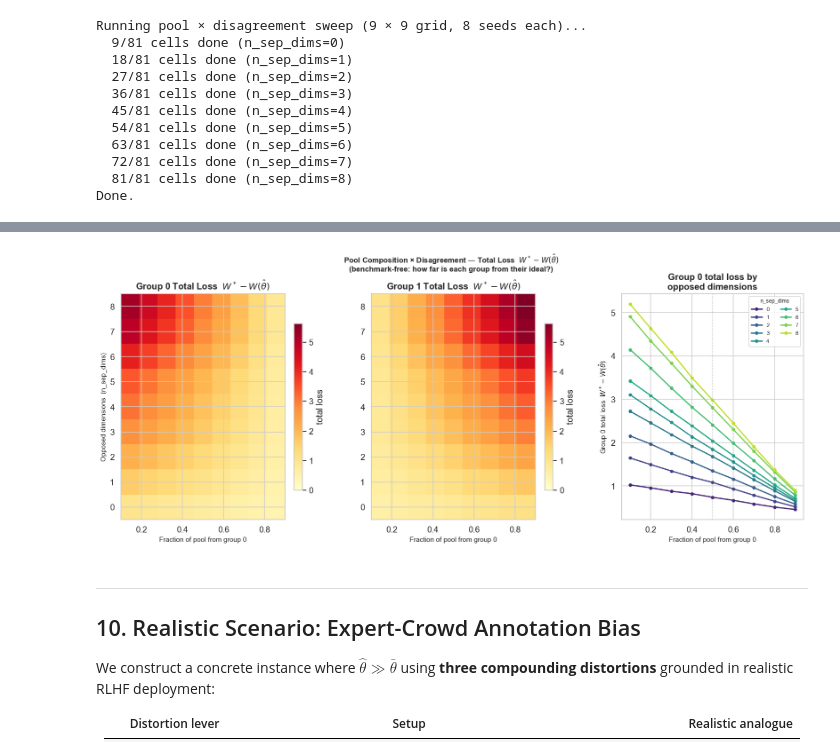
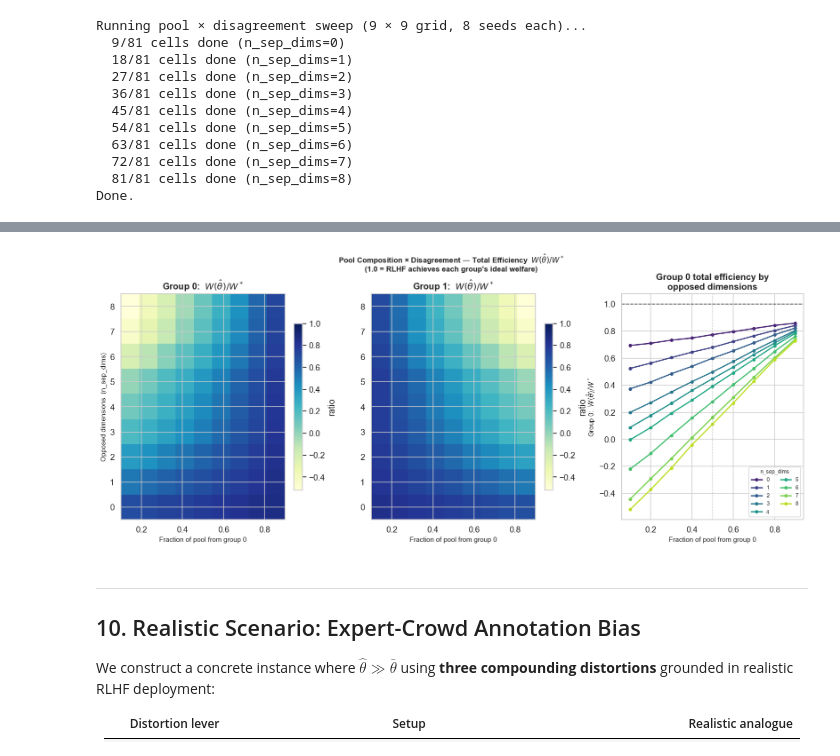
Before and after one commit to michelleeesi/hiddenstructure, a Jupyter notebook: rlhf_distortion_sim.ipynb, the cells around one changed output, grey strips where cells are left out. Cells and saved outputs as stored; diff of their text form; code cells hidden in the pictures.

```diff
--- a/rlhf_distortion_sim.ipynb
+++ b/rlhf_distortion_sim.ipynb
@@ -1088,5 +1102,5 @@ Done.
 # %%
-# ── Who Bears the Total Loss?  W* − W(θ̂)  2×2 panel ──────────────────────
+# ── Total Efficiency Ratio  W(θ̂)/W*  2×2 panel ──────────────────────────
 fig, axes = plt.subplots(2, 2, figsize=(14, 10))
 
 c0, c1 = colors[0], colors[1]
@@ -1111,25 +1125,24 @@ panels = [
 
 for ax, (df, xcol, xlabel, title) in zip(axes.ravel(), panels):
     x = df[xcol]
-    m0, s0 = df["total_loss_g0_mean"], df["total_loss_g0_se"]
-    m1, s1 = df["total_loss_g1_mean"], df["total_loss_g1_se"]
+    m0, s0 = df["total_ratio_g0_mean"], df["total_ratio_g0_se"]
+    m1, s1 = df["total_ratio_g1_mean"], df["total_ratio_g1_se"]
     ax.plot(x, m0, 'o-', color=c0, linewidth=2.2, label="Group 0")
     ax.fill_between(x, m0 - s0, m0 + s0, alpha=0.20, color=c0)
     ax.plot(x, m1, 's-', color=c1, linewidth=2.2, label="Group 1")
     ax.fill_between(x, m1 - s1, m1 + s1, alpha=0.20, color=c1)
-    ax.fill_between(x, m0, m1, alpha=0.08, color='gray')
-    ax.axhline(0, color='k', linewidth=0.8, linestyle=':')
+    ax.axhline(1.0, color='k', linewidth=1.2, linestyle='--', alpha=0.7, label="Ratio = 1")
     if xcol in ("group0_train_frac", "group0_pool_frac"):
         ax.axvline(0.5, color='gray', linewidth=0.8, linestyle='--', alpha=0.5,
                    label="Equal split")
     ax.set_xlabel(xlabel, fontsize=9)
-    ax.set_ylabel(r"$W^* - W(\hat{\theta})$  (total loss)", fontsize=9)
+    ax.set_ylabel(r"$W(\hat{\theta}) \,/\, W^*$  (total efficiency)", fontsize=9)
     ax.set_title(title, fontweight='bold')
-    ax.legend(fontsize=9)
+    ax.legend(fontsize=8)
 
 plt.suptitle(
-    r"Who Bears the Total Loss?  $W^* - W(\hat{\theta})$  (ideal − RLHF)"
-    "\nk=8, 4 opposed dims, 10 seeds ± 1 SE",
+    r"Total Efficiency Ratio  $W(\hat{\theta}) / W^*$  (RLHF / ideal)"
+    "\nk=8, 4 opposed dims, 10 seeds ± 1 SE  |  1.0 = RLHF achieves ideal",
     fontweight='bold', fontsize=12, y=1.01)
 plt.tight_layout()
 plt.show()
@@ -1593,64 +1755,65 @@ plt.show()
 # %%
-# ── Pool × Disagreement: Total Loss  W* − W(θ̂) ─────────────────────────
+# ── Pool × Disagreement: Total Efficiency Ratio  W(θ̂)/W* ────────────────
 fig = plt.figure(figsize=(18, 6))
 gs  = gridspec.GridSpec(1, 3, figure=fig, wspace=0.38)
 
 fracs    = sorted(df_pool_disagree["group0_pool_frac"].unique())
 sep_dims = sorted(df_pool_disagree["n_sep_dims"].unique())
 
-def _pivot_tl(col):
+def _pivot_tr(col):
     return (df_pool_disagree
             .pivot(index="n_sep_dims", columns="group0_pool_frac", values=col)
             .reindex(index=sep_dims, columns=fracs))
 
-g0_tl = _pivot_tl("total_loss_g0_mean").values
-g1_tl = _pivot_tl("total_loss_g1_mean").values
+g0_tr = _pivot_tr("total_ratio_g0_mean").values
+g1_tr = _pivot_tr("total_ratio_g1_mean").values
 
-vmax_tl = max(np.abs(g0_tl).max(), np.abs(g1_tl).max())
+vmin_tr = min(g0_tr.min(), g1_tr.min())
 
-# ── Panel 1: Group 0 total loss heatmap ──────────────────────────────────
+# ── Panel 1: Group 0 total ratio heatmap ─────────────────────────────────
 ax0 = fig.add_subplot(gs[0])
-im0 = ax0.imshow(g0_tl, aspect="auto", origin="lower",
-                  cmap="YlOrRd", vmin=0, vmax=vmax_tl,
+im0 = ax0.imshow(g0_tr, aspect="auto", origin="lower",
+                  cmap="YlGnBu", vmin=vmin_tr, vmax=1.0,
                   extent=[fracs[0], fracs[-1], sep_dims[0] - 0.5, sep_dims[-1] + 0.5])
 ax0.set_xlabel("Fraction of pool from group 0", fontsize=10)
 ax0.set_ylabel("Opposed dimensions  (n_sep_dims)", fontsize=10)
-ax0.set_title(r"Group 0 Total Loss  $W^* - W(\hat\theta)$", fontweight="bold")
+ax0.set_title(r"Group 0:  $W(\hat\theta) / W^*$", fontweight="bold")
 ax0.set_yticks(sep_dims)
-plt.colorbar(im0, ax=ax0, fraction=0.046, label="total loss")
+plt.colorbar(im0, ax=ax0, fraction=0.046, label="ratio")
 
-# ── Panel 2: Group 1 total loss heatmap ──────────────────────────────────
+# ── Panel 2: Group 1 total ratio heatmap ─────────────────────────────────
 ax1 = fig.add_subplot(gs[1])
-im1 = ax1.imshow(g1_tl, aspect="auto", origin="lower",
-                  cmap="YlOrRd", vmin=0, vmax=vmax_tl,
+im1 = ax1.imshow(g1_tr, aspect="auto", origin="lower",
+                  cmap="YlGnBu", vmin=vmin_tr, vmax=1.0,
                   extent=[fracs[0], fracs[-1], sep_dims[0] - 0.5, sep_dims[-1] + 0.5])
 ax1.set_xlabel("Fraction of pool from group 0", fontsize=10)
-ax1.set_title(r"Group 1 Total Loss  $W^* - W(\hat\theta)$", fontweight="bold")
+ax1.set_title(r"Group 1:  $W(\hat\theta) / W^*$", fontweight="bold")
 ax1.set_yticks(sep_dims)
-plt.colorbar(im1, ax=ax1, fraction=0.046, label="total loss")
+plt.colorbar(im1, ax=ax1, fraction=0.046, label="ratio")
 
-# ── Panel 3: Line plot — group 0 total loss by n_sep_dims ────────────────
+# ── Panel 3: Line plot — group 0 total ratio by n_sep_dims ───────────────
 ax2 = fig.add_subplot(gs[2])
 palette = plt.cm.viridis(np.linspace(0.1, 0.9, len(sep_dims)))
 for nd, color in zip(sep_dims, palette):
     sub = df_pool_disagree[df_pool_disagree.n_sep_dims == nd].sort_values("group0_pool_frac")
-    ax2.plot(sub["group0_pool_frac"], sub["total_loss_g0_mean"],
+    ax2.plot(sub["group0_pool_frac"], sub["total_ratio_g0_mean"],
              'o-', color=color, linewidth=1.8, markersize=4, label=f"{nd}")
+ax2.axhline(1.0, color='k', linewidth=1.2, linestyle='--', alpha=0.7)
 ax2.axvline(0.5, color='gray', linewidth=0.8, linestyle='--', alpha=0.5)
 ax2.set_xlabel("Fraction of pool from group 0", fontsize=10)
-ax2.set_ylabel(r"Group 0 total loss  $W^* - W(\hat\theta)$", fontsize=10)
-ax2.set_title("Group 0 total loss by\nopposed dimensions", fontweight="bold")
+ax2.set_ylabel(r"Group 0:  $W(\hat\theta) / W^*$", fontsize=10)
+ax2.set_title("Group 0 total efficiency by\nopposed dimensions", fontweight="bold")
 ax2.legend(title="n_sep_dims", fontsize=8, title_fontsize=8,
-           loc="upper right", ncol=2)
+           loc="lower right", ncol=2)
 
 plt.suptitle(
-    r"Pool Composition × Disagreement — Total Loss  $W^* - W(\hat\theta)$"
-    "\n(benchmark-free: how far is each group from their ideal?)",
+    r"Pool Composition × Disagreement — Total Efficiency  $W(\hat\theta) / W^*$"
+    "\n(1.0 = RLHF achieves each group's ideal welfare)",
     fontweight="bold", fontsize=11, y=1.02)
 plt.tight_layout()
 plt.show()
 # %% [output]
-[figure, old version]
+[figure, new version]
 # %% [markdown]
 ---
 ## 10. Realistic Scenario: Expert-Crowd Annotation Bias
```
Also changed, not shown: parts of 17 cells of this notebook, 3 other files.
